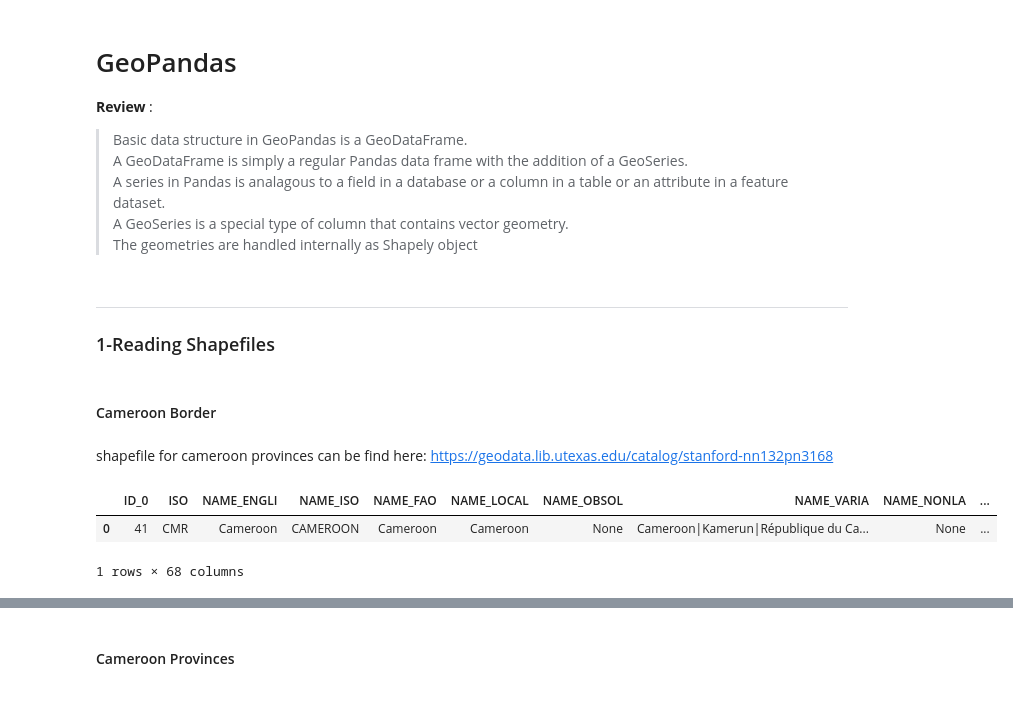
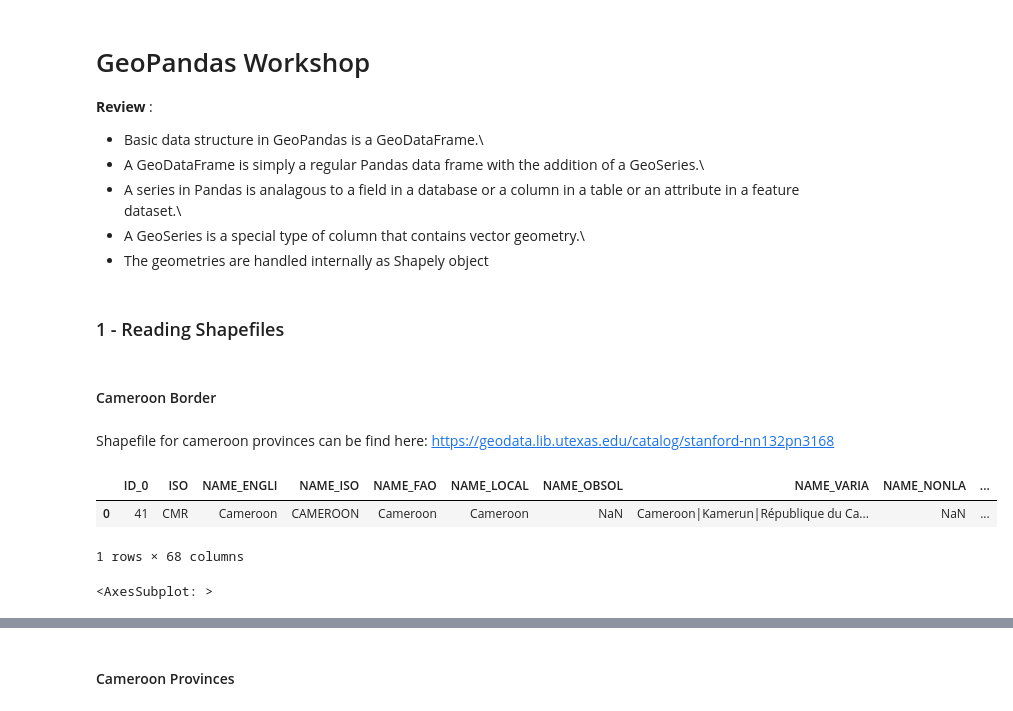
Before and after one commit to OmdenaAI/douala-chapter-automatic-land-use, a Jupyter notebook: workshop/workshop_geopandas_part2.ipynb, the cells around one changed output, grey strips where cells are left out. Drawn from its saved outputs; the diff is of its cells as text; code cells hidden in the pictures.

Commit message:
made some basic edits

```diff
--- a/workshop/workshop_geopandas_part2.ipynb
+++ b/workshop/workshop_geopandas_part2.ipynb
@@ -1,17 +1,15 @@
 # %% [markdown]
-#  GeoPandas
+#  GeoPandas Workshop
 
 **Review** :
 
-> Basic data structure in GeoPandas is a GeoDataFrame.\
-> A GeoDataFrame is simply a regular Pandas data frame with the addition of a GeoSeries.\
-> A series in Pandas is analagous to a field in a database or a column in a table or an attribute in a feature dataset.\
-> A GeoSeries is a special type of column that contains vector geometry.\
-> The geometries are handled internally as Shapely object
+* Basic data structure in GeoPandas is a GeoDataFrame.\
+* A GeoDataFrame is simply a regular Pandas data frame with the addition of a GeoSeries.\
+* A series in Pandas is analagous to a field in a database or a column in a table or an attribute in a feature dataset.\
+* A GeoSeries is a special type of column that contains vector geometry.\
+* The geometries are handled internally as Shapely object
 # %% [markdown]
-<hr/>
-
-### 1-Reading Shapefiles
+### 1 - Reading Shapefiles
 # %%
 #import
 %matplotlib inline
@@ -22,18 +31,20 @@ import matplotlib.pyplot as plt
 # %% [markdown]
 #### Cameroon Border
 # %% [markdown]
-shapefile for cameroon provinces can be find here: https://geodata.lib.utexas.edu/catalog/stanford-nn132pn3168
+Shapefile for cameroon provinces can be find here: https://geodata.lib.utexas.edu/catalog/stanford-nn132pn3168
 # %%
 #Set file path
 path_file ='./dataset'
 file_name = 'CMR_adm0.shp'
 
 #read file into Geodataframe
 cameroon_border = gpd.read_file(os.path.join(path_file, file_name)) # cameroon border
 
-# get the head
+# get the first 5 rows with geodataframe.head() method
 cameroon_border.head()
+cameroon_border.plot()
 # %% [output]
 |  | ID_0 | ISO | NAME_ENGLI | NAME_ISO | NAME_FAO | NAME_LOCAL | NAME_OBSOL | NAME_VARIA | NAME_NONLA | ... |
-| 0 | 41 | CMR | Cameroon | CAMEROON | Cameroon | Cameroon | None | Cameroon|Kamerun|République du Ca... | None | ... |
+| 0 | 41 | CMR | Cameroon | CAMEROON | Cameroon | Cameroon | NaN | Cameroon|Kamerun|République du Ca... | NaN | ... |
 1 rows × 68 columns
+<AxesSubplot: >
```
Also changed, not shown: parts of 3 cells of this notebook.
